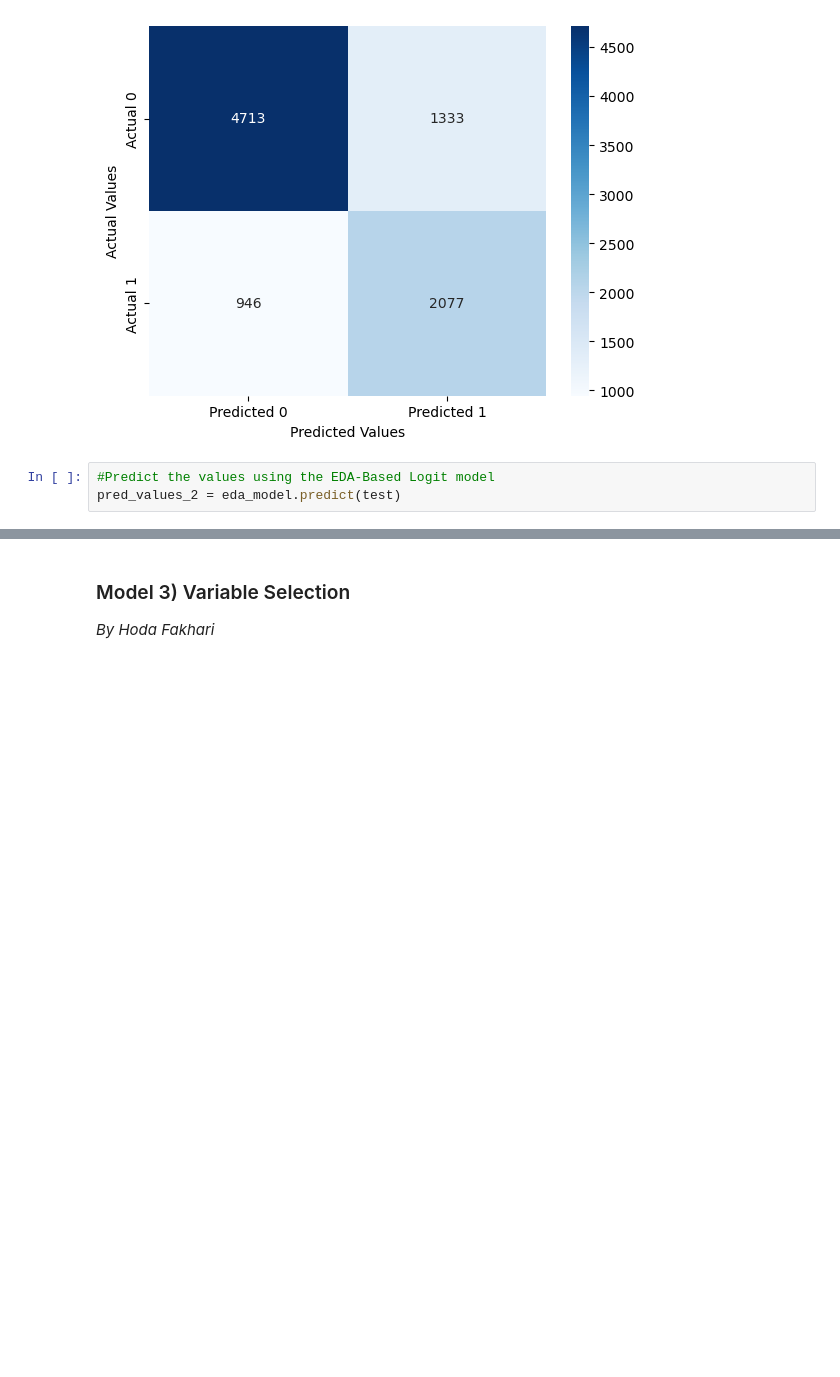
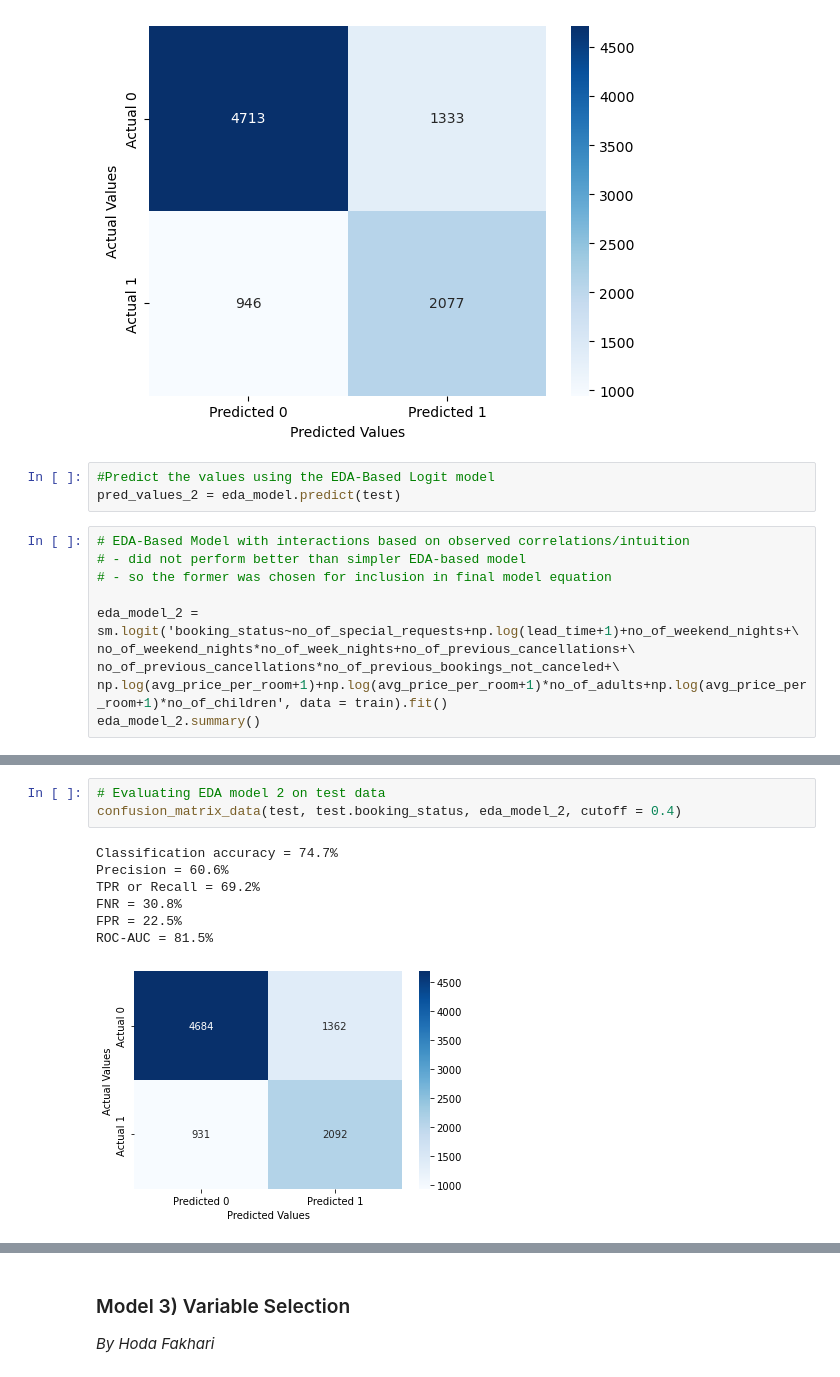
Before and after one commit to LinhNgaNguyen/STAT303-2-Project, a Jupyter notebook: Report/Project Code Anaconda.ipynb, the cells around one changed output, grey strips where cells are left out. Drawn from its saved outputs; the diff is of its cells as text; blank space fills up the shorter version.

Commit message:
Added EDA-models that were not chosen, developing the model section

```diff
--- a/Report/Project Code Anaconda.ipynb
+++ b/Report/Project Code Anaconda.ipynb
@@ -515,3 +587,13 @@ ROC-AUC = 81.1%
 # %%
 #Predict the values using the EDA-Based Logit model
 pred_values_2 = eda_model.predict(test)
+# %%
+# EDA-Based Model with interactions based on observed correlations/intuition
+# - did not perform better than simpler EDA-based model
+# - so the former was chosen for inclusion in final model equation
+
+eda_model_2 = sm.logit('booking_status~no_of_special_requests+np.log(lead_time+1)+no_of_weekend_nights+\
+no_of_weekend_nights*no_of_week_nights+no_of_previous_cancellations+\
+no_of_previous_cancellations*no_of_previous_bookings_not_canceled+\
+np.log(avg_price_per_room+1)+np.log(avg_price_per_room+1)*no_of_adults+np.log(avg_price_per_room+1)*no_of_children', data = train).fit()
+eda_model_2.summary()
@@ -517,0 +627,11 @@ pred_values_2 = eda_model.predict(test)
+# %%
+# Evaluating EDA model 2 on test data
+confusion_matrix_data(test, test.booking_status, eda_model_2, cutoff = 0.4)
+# %% [output]
+Classification accuracy = 74.7%
+Precision = 60.6%
+TPR or Recall = 69.2%
+FNR = 30.8%
+FPR = 22.5%
+ROC-AUC = 81.5%
+[figure, added]
```
Also changed, not shown: parts of 16 cells of this notebook, 1 other file.
